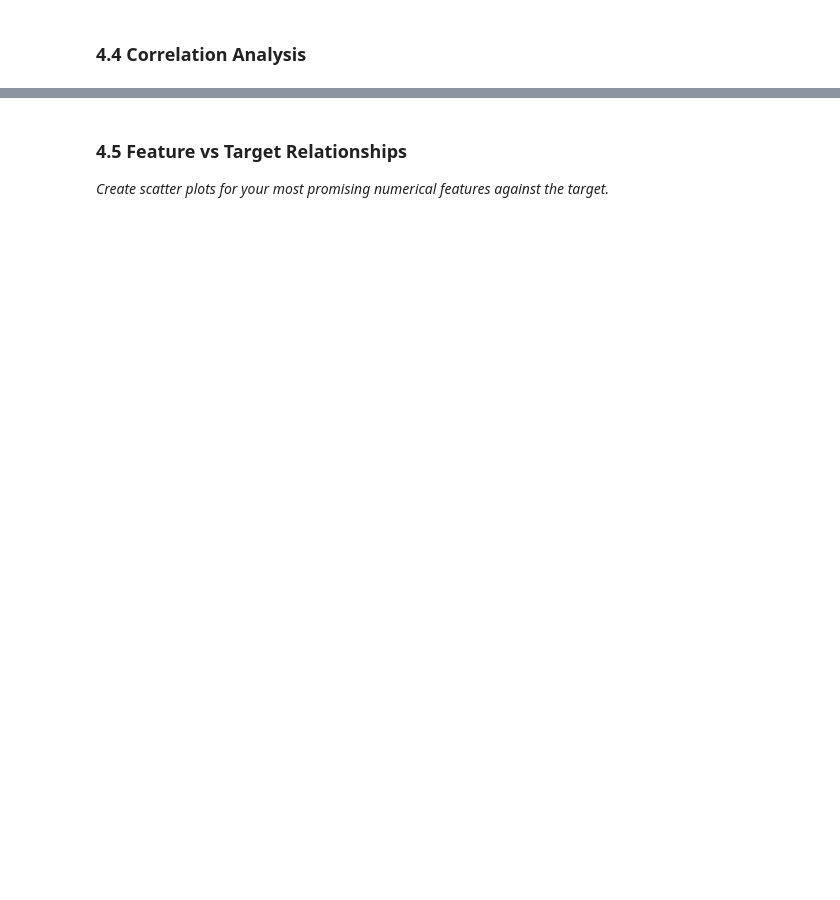
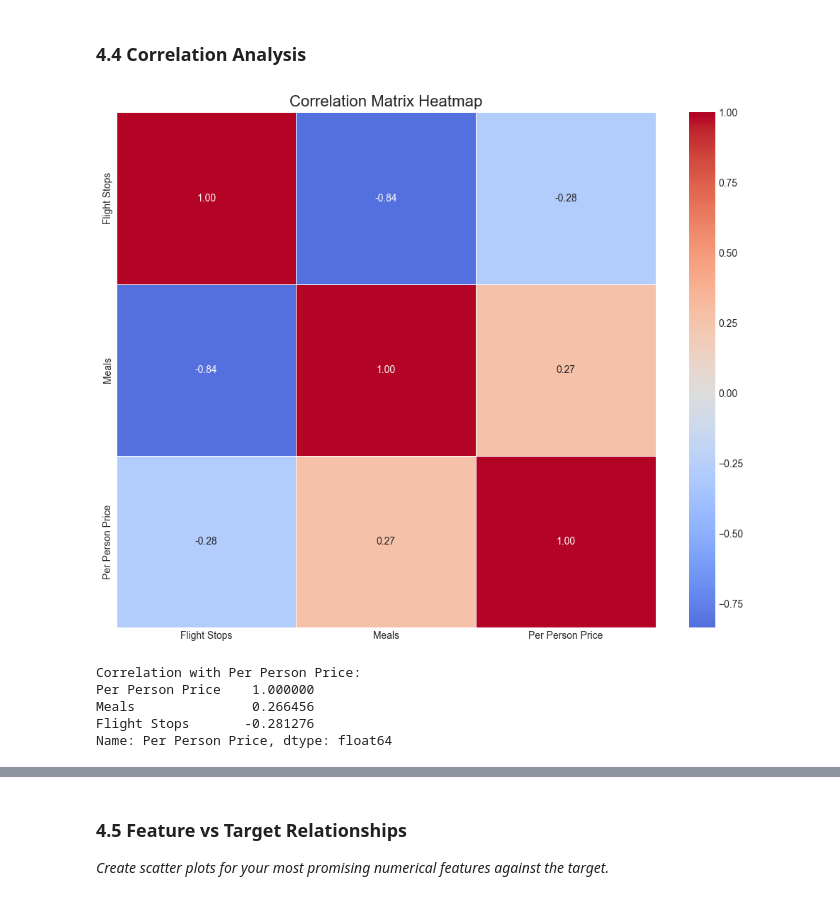
Before and after one commit to Frankmo89/AI-Travel-Package-Predictor, a Jupyter notebook: notebooks/01_problem_statement_and_eda.ipynb, the cells around one changed output, grey strips where cells are left out. Saved outputs shown, nothing was run; the diff lists cells and outputs as text; code cells hidden in the pictures; blank space fills up the shorter version.

```diff
--- a/notebooks/01_problem_statement_and_eda.ipynb
+++ b/notebooks/01_problem_statement_and_eda.ipynb
@@ -555,3 +555,17 @@ Now proceed to **Section 4** below to continue with your complete EDA, data clea
 # Store result in: numerical_cols
 
 # YOUR CODE HERE:
+
+#Get list of numerical columns
+
+numerical_cols= df.select_dtypes(include=[np.number]).columns.tolist()
+
+# Remove Target from the list if it exists
+
+if TARGET in numerical_cols:
+    numerical_cols.remove(TARGET)
+
+#Print the count and list
+
+print(f"Numerical Features Count:{len(numerical_cols)}")
+print(f"Numerical Features:{numerical_cols}")
@@ -650,17 +815,46 @@ else:
 # %%
 # TODO: Create and visualize a correlation matrix
 #
 # Steps:
 # 1. Create a list of columns: numerical_cols + [TARGET]
 # 2. Calculate the correlation matrix: df[columns].corr()
 # 3. Create a heatmap using sns.heatmap()
 #
 # Heatmap parameters to use:
 # - annot=True (show numbers)
 # - cmap='coolwarm' (color scheme)
 # - center=0 (center colormap at 0)
 # - fmt='.2f' (2 decimal places)
 #
 # Store the correlation matrix in: correlation_matrix
 
 # YOUR CODE HERE:
+
+# 1. Create a list of columns incluiding the TARGET
+# I am combining my list of numerical columns with the target variable
+
+cols_to_analyze = numerical_cols + [TARGET]
+
+# 2. Calculate the correlation matrix
+
+correlation_matrix = df[cols_to_analyze].corr()
+
+# 3. Create a heatmap
+
+plt.figure(figsize=(10, 8))
+sns.heatmap(correlation_matrix, annot=True, cmap='coolwarm', center=0, fmt='.2f',linewidths=0.5)
+plt.title('Correlation Matrix Heatmap', fontsize=16)
+plt.tight_layout()
+plt.show()
+
+# 4. Print correlation with target variable
+
+print(f"\nCorrelation with {TARGET}:")
+print(correlation_matrix[TARGET].sort_values(ascending=False))
+# %% [output]
+[figure, added]
+Correlation with Per Person Price:
+Per Person Price    1.000000
+Meals               0.266456
+Flight Stops       -0.281276
+Name: Per Person Price, dtype: float64
```
Also changed, not shown: parts of 65 cells of this notebook, 1 other file.
